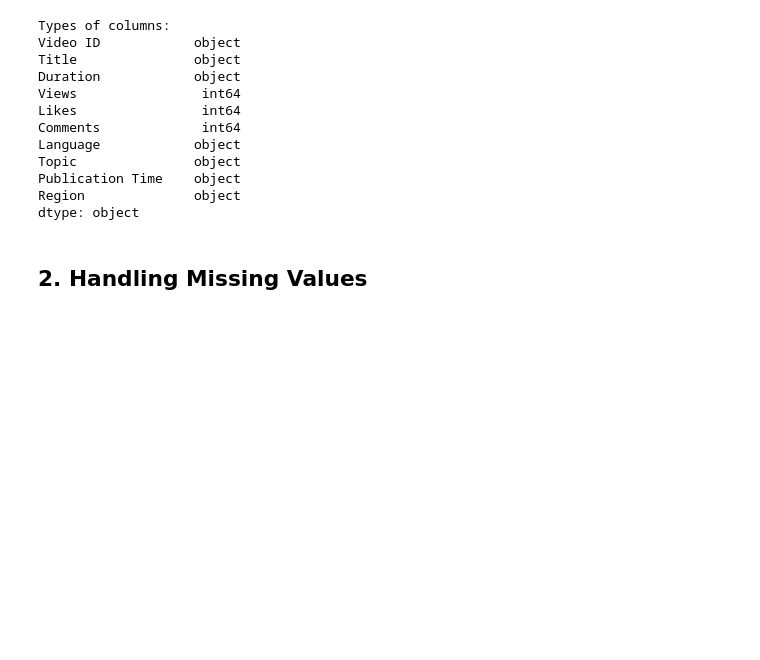
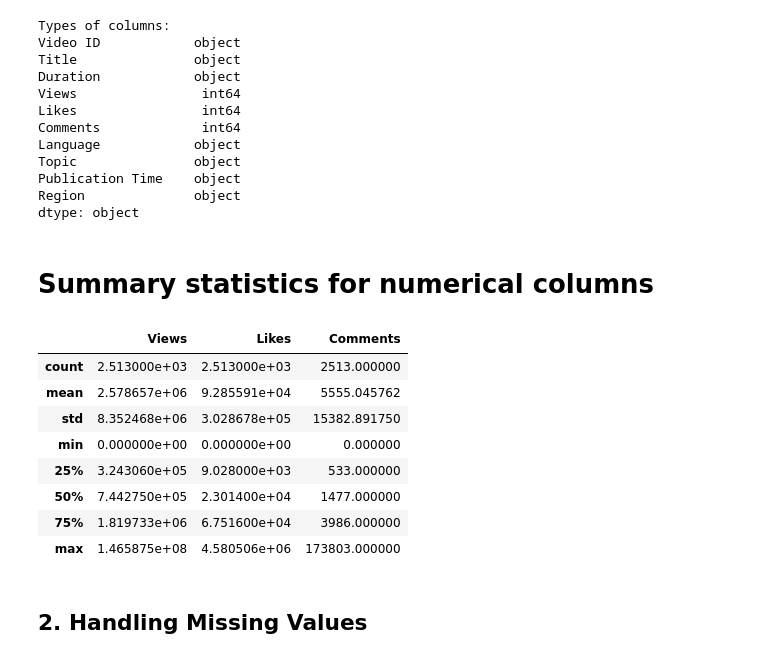
Before and after one commit to RaghdIt/DataScience, a Jupyter notebook: phase2.ipynb, the cells around one changed output. Saved outputs shown, nothing was run; the diff lists cells and outputs as text; code cells hidden in the pictures; blank space fills up the shorter version.

```diff
--- a/phase2.ipynb
+++ b/phase2.ipynb
@@ -51,6 +51,20 @@ Topic               object
 Publication Time    object
 Region              object
 dtype: object
+# %% [markdown]
+# Summary statistics for numerical columns
+# %%
+df.describe()
+# %% [output]
+|  | Views | Likes | Comments |
+| count | 2.513000e+03 | 2.513000e+03 | 2513.000000 |
+| mean | 2.578657e+06 | 9.285591e+04 | 5555.045762 |
+| std | 8.352468e+06 | 3.028678e+05 | 15382.891750 |
+| min | 0.000000e+00 | 0.000000e+00 | 0.000000 |
+| 25% | 3.243060e+05 | 9.028000e+03 | 533.000000 |
+| 50% | 7.442750e+05 | 2.301400e+04 | 1477.000000 |
+| 75% | 1.819733e+06 | 6.751600e+04 | 3986.000000 |
+| max | 1.465875e+08 | 4.580506e+06 | 173803.000000 |
 # %% [markdown]
 ## 2. **Handling Missing Values**
 # %% [markdown]
```
Also changed, not shown: parts of 10 cells of this notebook.
